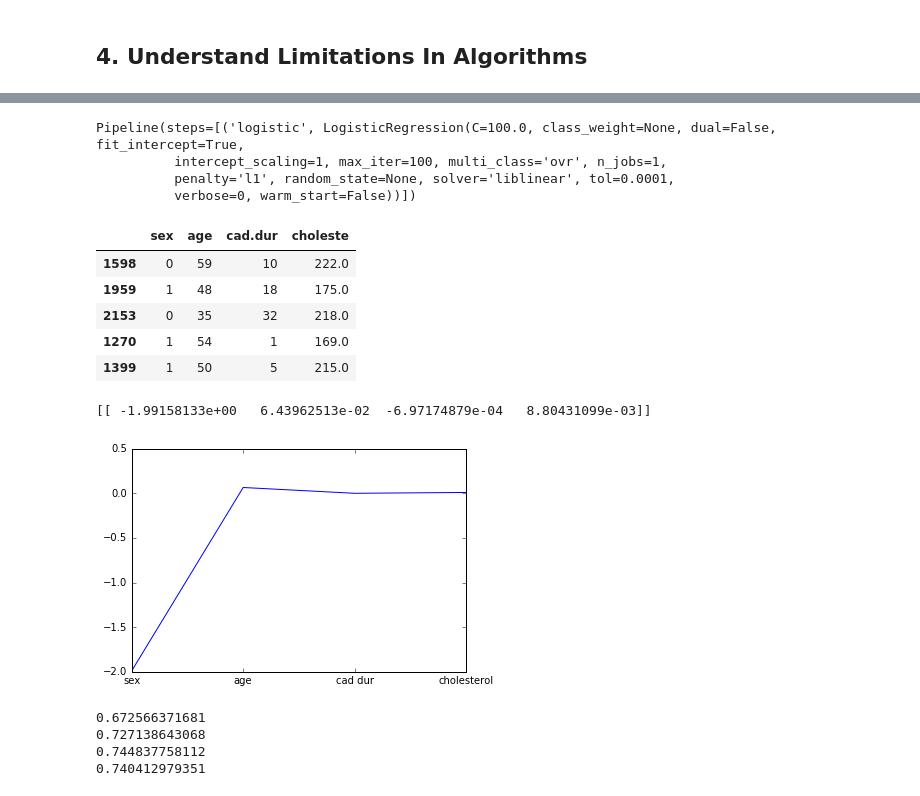
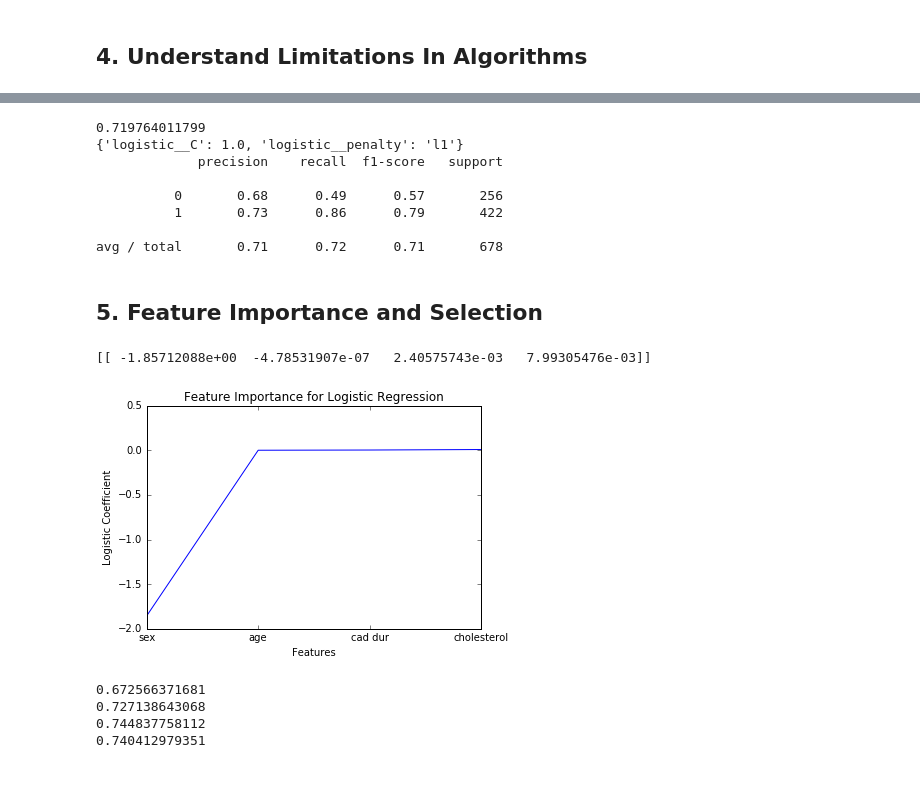
Before and after one commit to adam2392/mlworkshop, a Jupyter notebook: Analysis of Catheter Cardiovascular Data.ipynb, the cells around one changed output, grey strips where cells are left out. Drawn from its saved outputs; the diff is of its cells as text; code cells hidden in the pictures.

```diff
--- a/Analysis of Catheter Cardiovascular Data.ipynb
+++ b/Analysis of Catheter Cardiovascular Data.ipynb
@@ -339,27 +348,62 @@ age_list[round(num_trials*0.75):] = age_list[round(num_trials*0.75):]
+# %%
+# drop nan entries of data
+cleanedcathdata = cathdata.dropna()
+features = cleanedcathdata[['sex', 'age', 'cad.dur', 'choleste']]
+target_sigdz = cleanedcathdata['sigdz']
+target_tvdlm = cleanedcathdata['tvdlm']
+
+# create a cross-validation test/train split
+X_train, X_test, y_train, y_test = train_test_split(features, target_sigdz, test_size=0.3, random_state=0)
+
+# initialize the logistic model
+logistic = linear_model.LogisticRegression()
+
+Cs = np.logspace(-4, 4, 5)
+penalty = ['l1', 'l2']
+
+# create a pipe of our different operations
+pipe = Pipeline(steps=[('logistic', logistic)])
+
+# create a grid search on different combination of parameters
+estimator = GridSearchCV(pipe, dict(
+        logistic__C = Cs,
+        logistic__penalty = penalty
+    ))
+
+estimator.fit(X_train, y_train)
+print estimator.score(X_test, y_test)
+print estimator.best_params_
+
+y_predict = estimator.predict(X_test)
+report = sklearn.metrics.classification_report(y_test, y_prediction)
+print report
+# %% [output]
+0.719764011799
+{'logistic__C': 1.0, 'logistic__penalty': 'l1'}
+             precision    recall  f1-score   support
+
+          0       0.68      0.49      0.57       256
+          1       0.73      0.86      0.79       422
+
+avg / total       0.71      0.72      0.71       678
+# %% [markdown]
+## 5. Feature Importance and Selection
 # %%
-print estimator.best_estimator_
+# make the logistic model again
 logistic = linear_model.LogisticRegression(penalty='l1', C=10000)
 logistic.fit(X_train, y_train)
 
-display(X_train.head())
-
+# Plotting feature importance
 fig = plt.figure()
 plt.plot(logistic.coef_[0],)
 plt.xticks(np.arange(0,4), ['sex', 'age', 'cad dur', 'cholesterol'])
+plt.xlabel('Features')
+plt.ylabel('Logistic Coefficient')
+plt.title('Feature Importance for Logistic Regression')
 print logistic.coef_
 # %% [output]
-Pipeline(steps=[('logistic', LogisticRegression(C=100.0, class_weight=None, dual=False, fit_intercept=True,
-          intercept_scaling=1, max_iter=100, multi_class='ovr', n_jobs=1,
-          penalty='l1', random_state=None, solver='liblinear', tol=0.0001,
-          verbose=0, warm_start=False))])
+[[ -1.85712088e+00  -4.78531907e-07   2.40575743e-03   7.99305476e-03]]
-|  | sex | age | cad.dur | choleste |
-| 1598 | 0 | 59 | 10 | 222.0 |
-| 1959 | 1 | 48 | 18 | 175.0 |
-| 2153 | 0 | 35 | 32 | 218.0 |
-| 1270 | 1 | 54 | 1 | 169.0 |
-| 1399 | 1 | 50 | 5 | 215.0 |
-[[ -1.99158133e+00   6.43962513e-02  -6.97174879e-04   8.80431099e-03]]
-[figure, old version]
+[figure, new version]
 # %%
 # drop nan entries of data
 cleanedcathdata = cathdata.dropna()
```
Also changed, not shown: parts of 2 cells of this notebook, 1 other file.
